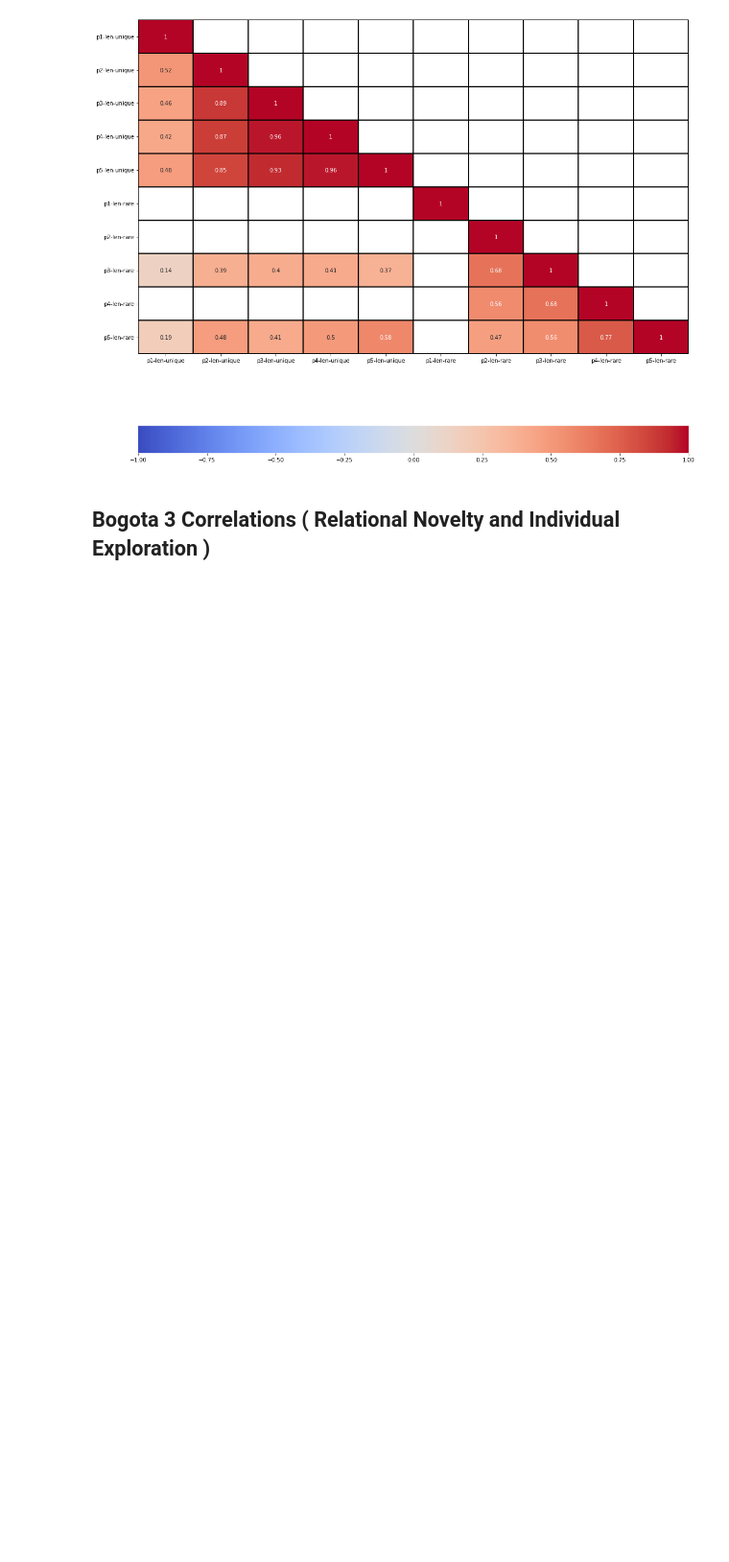
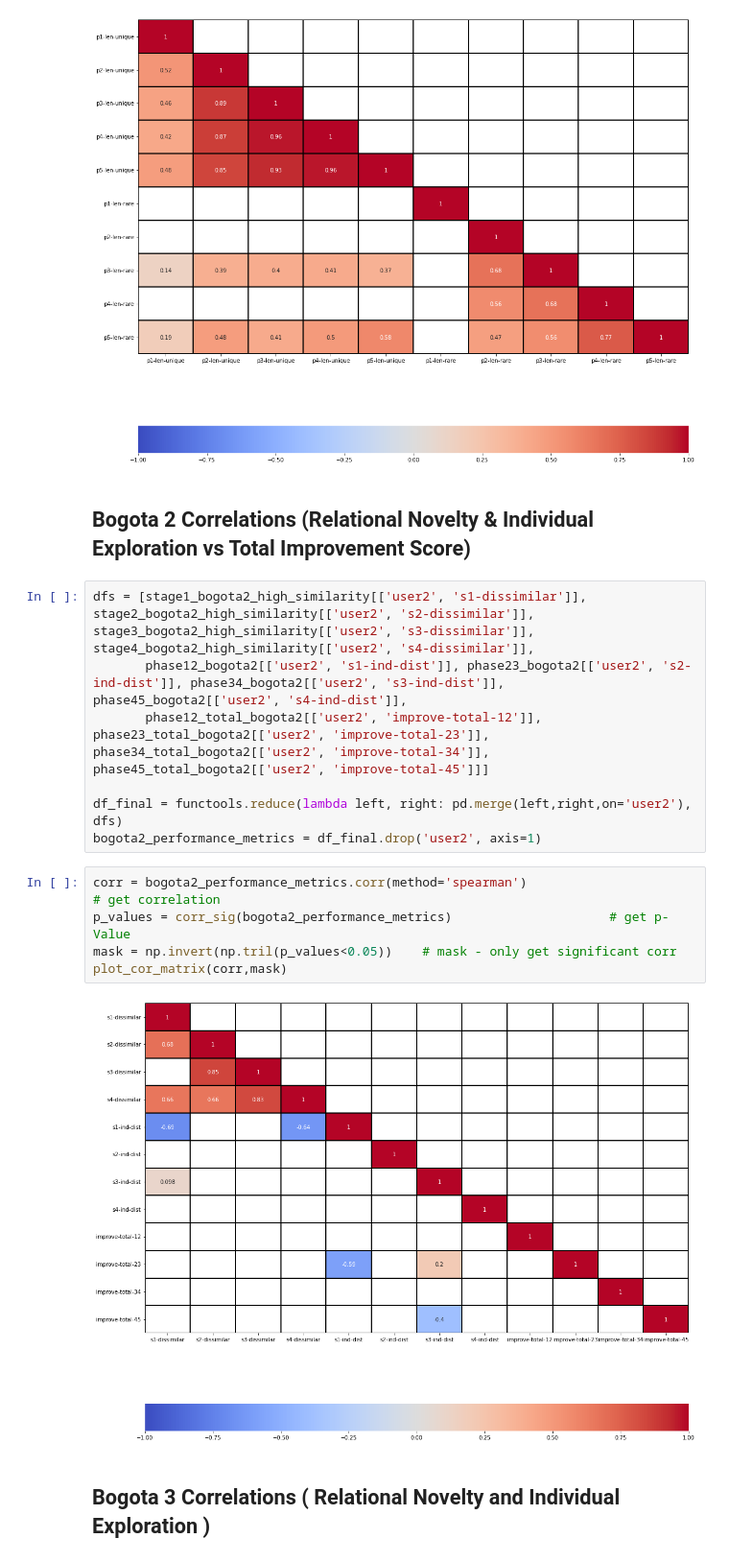
Before and after one commit to ironhacks/spring-2017-analysis, a Jupyter notebook: spring-2017/script/analysis/10-Correlation-Between-Innovation-Variables.ipynb, the cells around one changed output. Shown: that part at 96% size. Drawn from its saved outputs; the diff is of its cells as text; blank space fills up the shorter version.

Commit message:
correlation charts perform distance

```diff
--- a/spring-2017/script/analysis/10-Correlation-Between-Innovation-Variables.ipynb
+++ b/spring-2017/script/analysis/10-Correlation-Between-Innovation-Variables.ipynb
@@ -421,6 +421,22 @@ mask = np.invert(np.tril(p_values<0.05))    # mask - only get significant corr
 plot_cor_matrix(corr,mask)
 # %% [output]
 [figure]
+# %% [markdown]
+## Bogota 2 Correlations (Relational Novelty & Individual Exploration vs Total Improvement Score)
+# %%
+dfs = [stage1_bogota2_high_similarity[['user2', 's1-dissimilar']], stage2_bogota2_high_similarity[['user2', 's2-dissimilar']],  stage3_bogota2_high_similarity[['user2', 's3-dissimilar']],  stage4_bogota2_high_similarity[['user2', 's4-dissimilar']],
+       phase12_bogota2[['user2', 's1-ind-dist']], phase23_bogota2[['user2', 's2-ind-dist']], phase34_bogota2[['user2', 's3-ind-dist']], phase45_bogota2[['user2', 's4-ind-dist']],
+       phase12_total_bogota2[['user2', 'improve-total-12']], phase23_total_bogota2[['user2', 'improve-total-23']], phase34_total_bogota2[['user2', 'improve-total-34']], phase45_total_bogota2[['user2', 'improve-total-45']]]
+
+df_final = functools.reduce(lambda left, right: pd.merge(left,right,on='user2'), dfs)
+bogota2_performance_metrics = df_final.drop('user2', axis=1)
+# %%
+corr = bogota2_performance_metrics.corr(method='spearman')                            # get correlation
+p_values = corr_sig(bogota2_performance_metrics)                     # get p-Value
+mask = np.invert(np.tril(p_values<0.05))    # mask - only get significant corr
+plot_cor_matrix(corr,mask)
+# %% [output]
+[figure, added]
 # %% [markdown]
 ## Bogota 3 Correlations ( Relational Novelty and Individual Exploration )
 # %%
```
Also changed, not shown: parts of 7 cells of this notebook, 10 other files.
